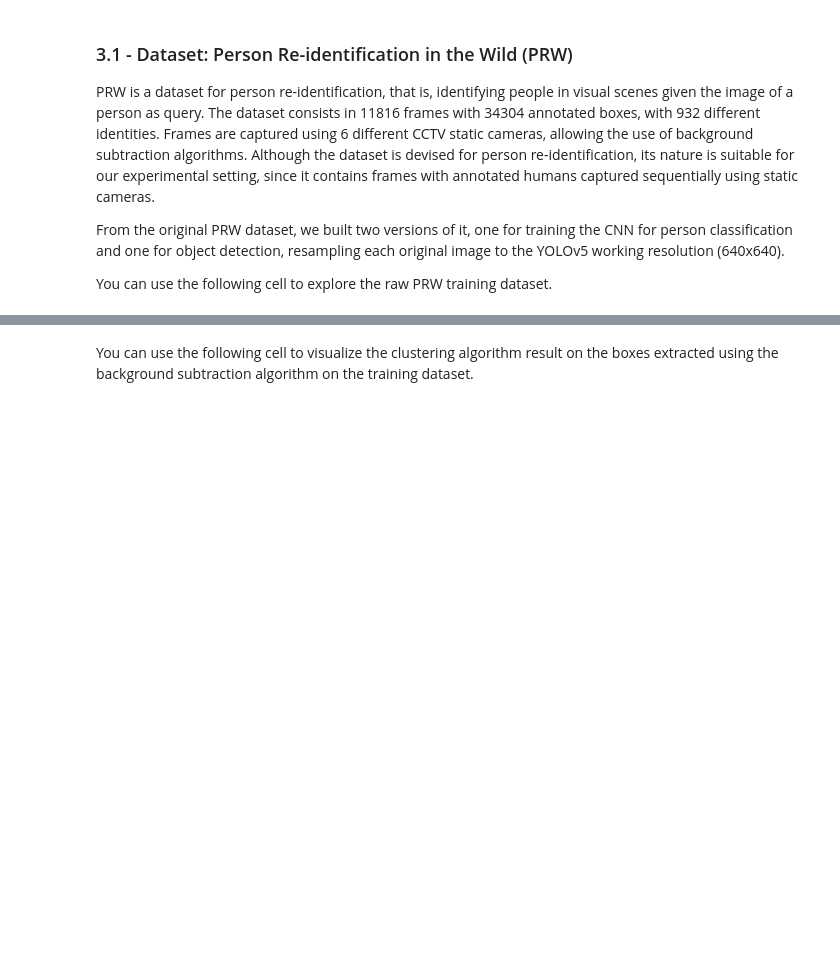
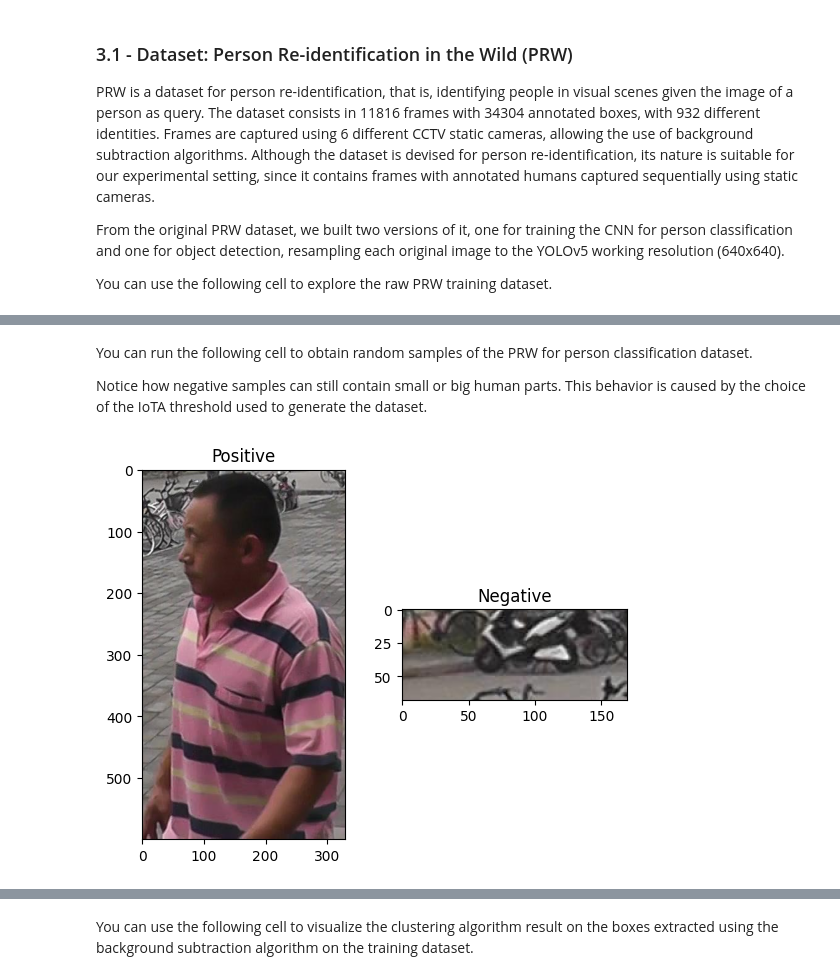
Before and after one commit to prahtz/lr-human-detection, a Jupyter notebook: notebooks/presentation.ipynb, the cells around one changed output, grey strips where cells are left out. Drawn from its saved outputs; the diff is of its cells as text; code cells hidden in the pictures; blank space fills up the shorter version.

Commit message:
Add subtraction based classification dataset

```diff
--- a/notebooks/presentation.ipynb
+++ b/notebooks/presentation.ipynb
@@ -58,7 +58,7 @@ model_args = ModelArgs({"name": "customnet3"})
 
 data_args = DatasetArgs(
     {
-        "dataset_name": "prw-classification",
+        "dataset_name": "prw-classification-from-subtraction",
         "root_path": "../data/PRW/",
     }
 )
@@ -230 +241,22 @@ plt.show()
+# %% [markdown]
+You can run the following cell to obtain random samples of the PRW for person classification dataset.
+
+Notice how negative samples can still contain small or big human parts. This behavior is caused by the choice of the IoTA threshold used to generate the dataset.
+# %%
+### An example of positive and negative samples
+
+data_classification = PRWClassificationFromSubtraction(root_path=data_args.root_path, split="train")
+pos_idx = random.randint(0, data_classification.num_positives - 1)
+neg_idx = random.randint(0, data_classification.num_negatives - 1)
+pos_example, _ = data_classification[pos_idx]
+neg_example, _ = data_classification[data_classification.num_positives + neg_idx]
+
+fig, ax = plt.subplots(1, 2)
+ax[0].imshow(pos_example.permute(1, 2, 0))
+ax[0].set_title("Positive")
+ax[1].imshow(neg_example.permute(1, 2, 0))
+ax[1].set_title("Negative")
+plt.show()
+# %% [output]
+[figure, added]
 # %% [markdown]
```
Also changed, not shown: parts of 19 cells of this notebook, 6 other files.
